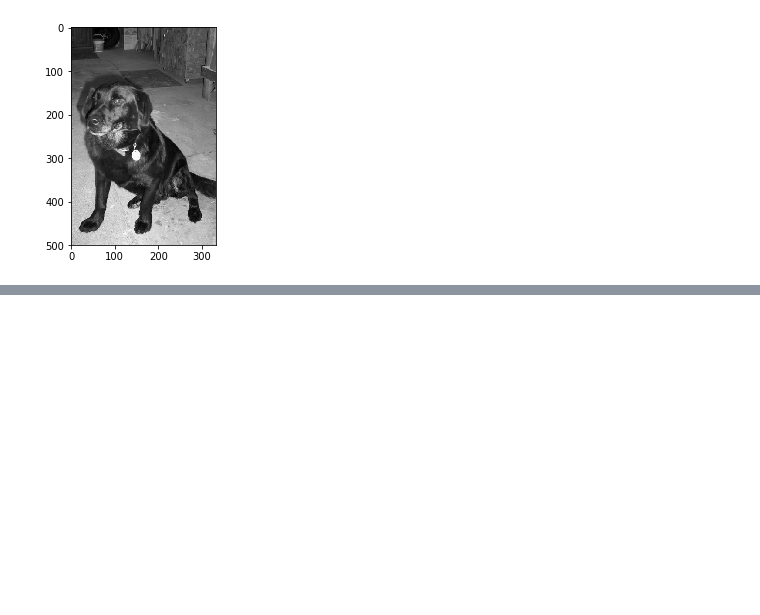
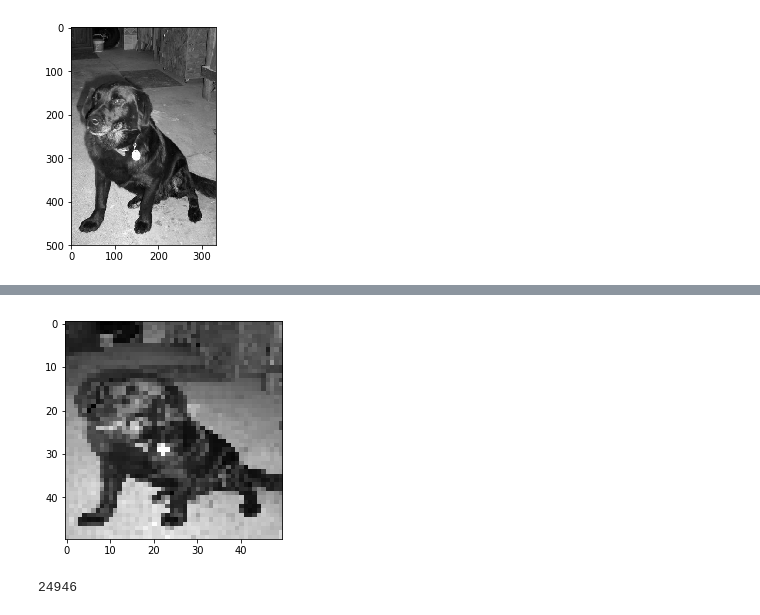
Before and after one commit to MuhammadHasib/DeepLearning_AI, a Jupyter notebook: Course1/DogandCat.ipynb, the cells around one changed output, grey strips where cells are left out. Drawn from its saved outputs; the diff is of its cells as text; code cells hidden in the pictures; blank space fills up the shorter version.

```diff
--- a/Course1/DogandCat.ipynb
+++ b/Course1/DogandCat.ipynb
@@ -22,0 +31,32 @@ for category in CATEGORIES:  # do dogs and cats
+# %%
+new_array = cv2.resize(img_array, (IMG_SIZE, IMG_SIZE))
+plt.imshow(new_array, cmap='gray')
+plt.show()
+# %% [output]
+[figure, added]
+# %%
+training_data = []
+
+def create_training_data():
+    for category in CATEGORIES:  # do dogs and cats
+
+        path = os.path.join(DATADIR,category)  # create path to dogs and cats
+        class_num = CATEGORIES.index(category)  # get the classification  (0 or a 1). 0=dog 1=cat
+
+        for img in tqdm(os.listdir(path)):  # iterate over each image per dogs and cats
+            try:
+                img_array = cv2.imread(os.path.join(path,img) ,cv2.IMREAD_GRAYSCALE)  # convert to array
+                new_array = cv2.resize(img_array, (IMG_SIZE, IMG_SIZE))  # resize to normalize data size
+                training_data.append([new_array, class_num])  # add this to our training_data
+            except Exception as e:  # in the interest in keeping the output clean...
+                pass
+            #except OSError as e:
+            #    print("OSErrroBad img most likely", e, os.path.join(path,img))
+            #except Exception as e:
+            #    print("general exception", e, os.path.join(path,img))
+
+create_training_data()
+
+print(len(training_data))
+# %% [output]
+24946
```
Also changed, not shown: parts of 2 cells of this notebook.
